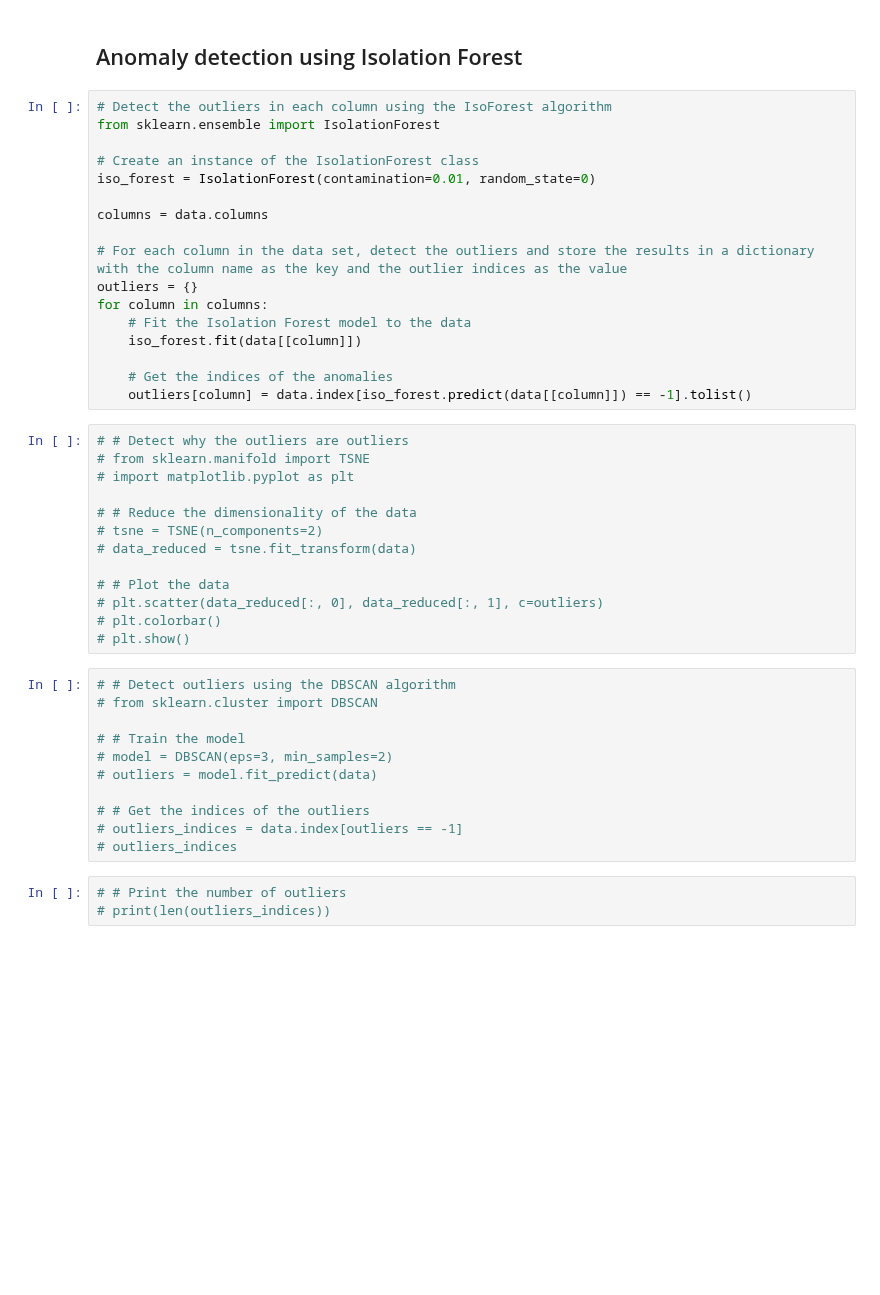
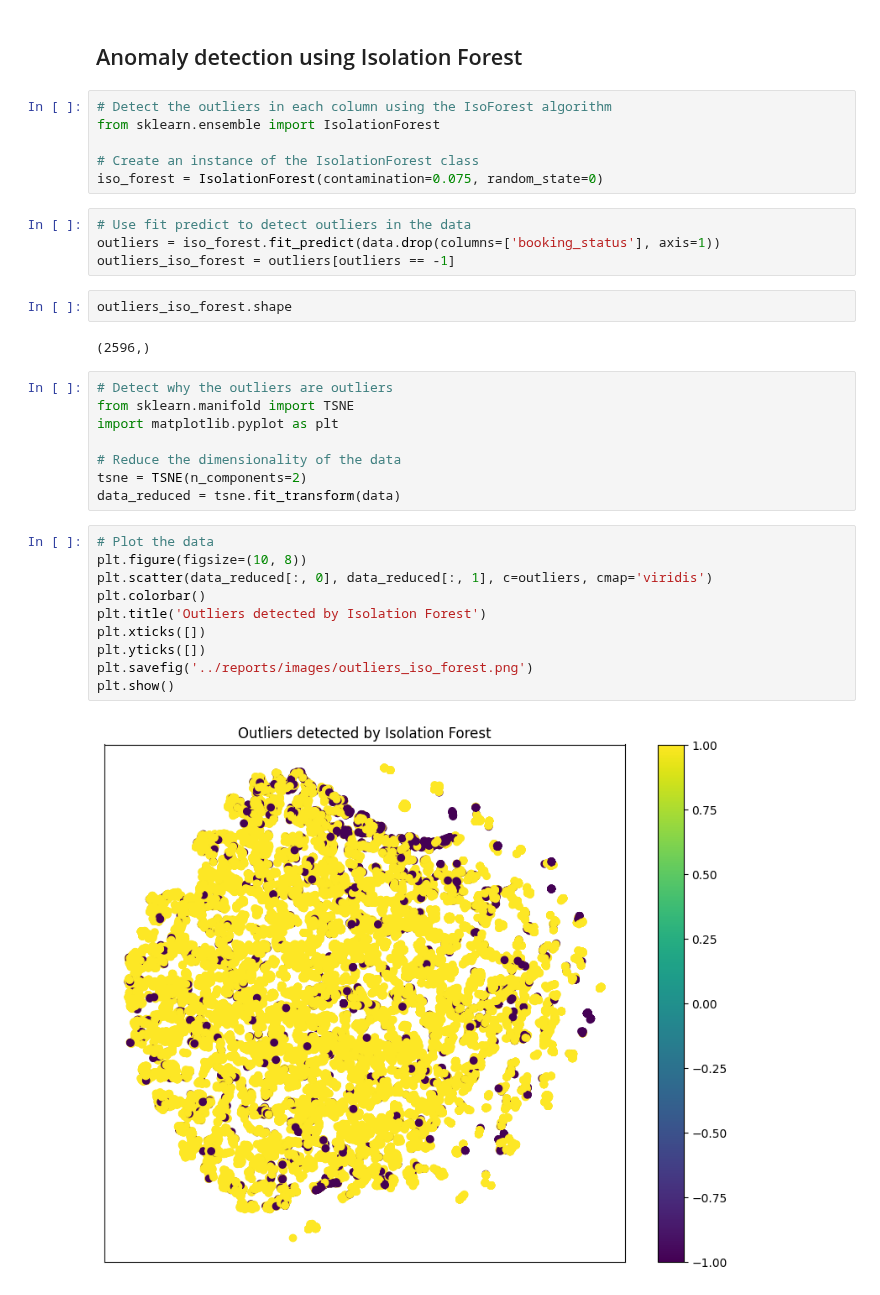
Before and after one commit to Drashko73/hotel-reservations-analysis, a Jupyter notebook: notebooks/04_annomalies_detection.ipynb, the cells around one changed output. Drawn from its saved outputs; the diff is of its cells as text; blank space fills up the shorter version.

Commit message:
Finished annomalies detection

```diff
--- a/notebooks/04_annomalies_detection.ipynb
+++ b/notebooks/04_annomalies_detection.ipynb
@@ -675,42 +675,32 @@ data.head()
 from sklearn.ensemble import IsolationForest
 
 # Create an instance of the IsolationForest class
-iso_forest = IsolationForest(contamination=0.01, random_state=0)
-
-columns = data.columns
-
-# For each column in the data set, detect the outliers and store the results in a dictionary with the column name as the key and the outlier indices as the value
-outliers = {}
-for column in columns:
-    # Fit the Isolation Forest model to the data
-    iso_forest.fit(data[[column]])
-
-    # Get the indices of the anomalies
-    outliers[column] = data.index[iso_forest.predict(data[[column]]) == -1].tolist()
+iso_forest = IsolationForest(contamination=0.075, random_state=0)
+# %%
+# Use fit predict to detect outliers in the data
+outliers = iso_forest.fit_predict(data.drop(columns=['booking_status'], axis=1))
+outliers_iso_forest = outliers[outliers == -1]
+# %%
+outliers_iso_forest.shape
+# %% [output]
+(2596,)
 # %%
-# # Detect why the outliers are outliers
-# from sklearn.manifold import TSNE
-# import matplotlib.pyplot as plt
+# Detect why the outliers are outliers
+from sklearn.manifold import TSNE
+import matplotlib.pyplot as plt
 
-# # Reduce the dimensionality of the data
-# tsne = TSNE(n_components=2)
-# data_reduced = tsne.fit_transform(data)
-
-# # Plot the data
-# plt.scatter(data_reduced[:, 0], data_reduced[:, 1], c=outliers)
-# plt.colorbar()
-# plt.show()
+# Reduce the dimensionality of the data
+tsne = TSNE(n_components=2)
+data_reduced = tsne.fit_transform(data)
-# %%
-# # Detect outliers using the DBSCAN algorithm
-# from sklearn.cluster import DBSCAN
-
-# # Train the model
-# model = DBSCAN(eps=3, min_samples=2)
-# outliers = model.fit_predict(data)
-
-# # Get the indices of the outliers
-# outliers_indices = data.index[outliers == -1]
-# outliers_indices
-# %%
-# # Print the number of outliers
-# print(len(outliers_indices))
+# %%
+# Plot the data
+plt.figure(figsize=(10, 8))
+plt.scatter(data_reduced[:, 0], data_reduced[:, 1], c=outliers, cmap='viridis')
+plt.colorbar()
+plt.title('Outliers detected by Isolation Forest')
+plt.xticks([])
+plt.yticks([])
+plt.savefig('../reports/images/outliers_iso_forest.png')
+plt.show()
+# %% [output]
+[figure, added]
```
Also changed, not shown: parts of 5 cells of this notebook, 8 other files.
